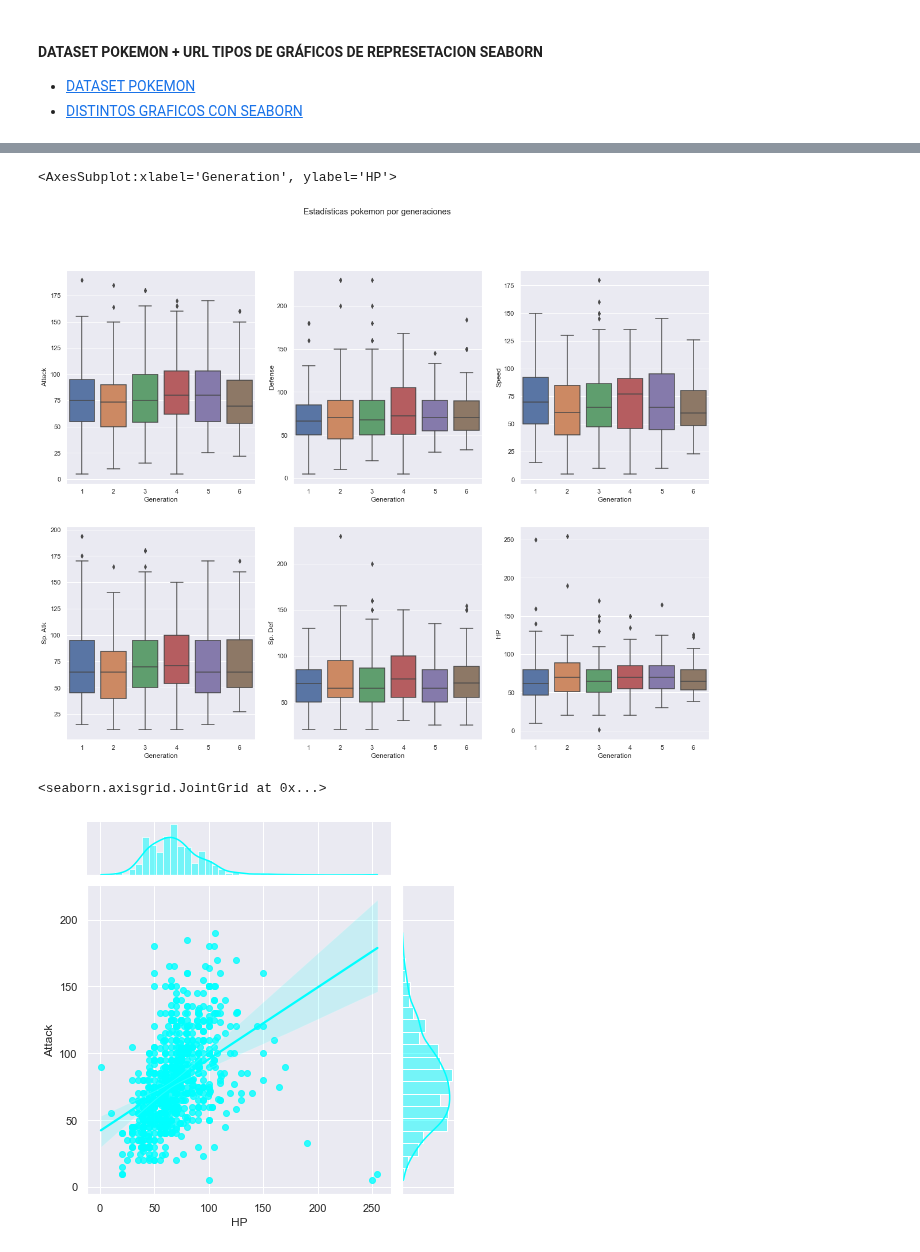
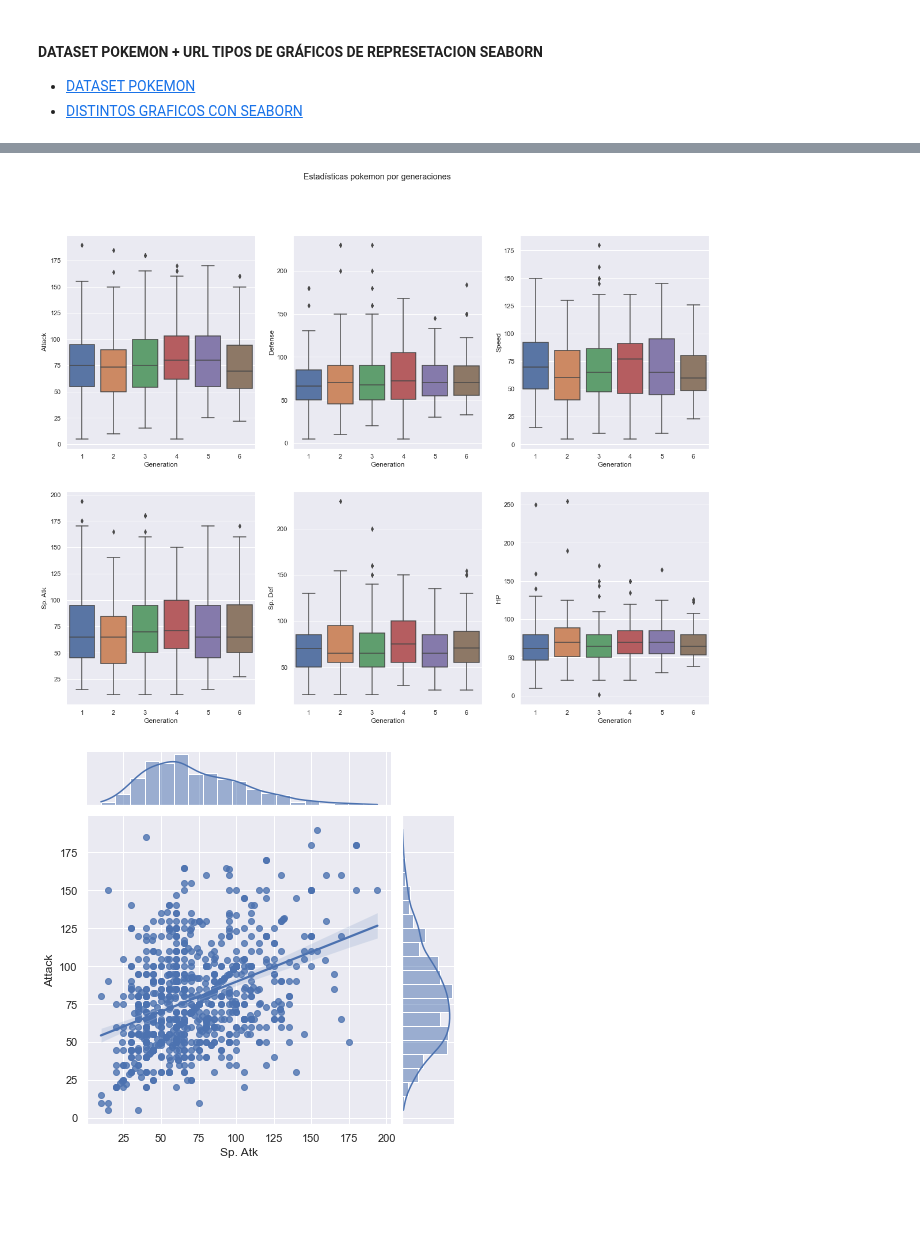
Before and after one commit to CarlosRyu98/PIA, a Jupyter notebook: 02 Desarrollo de aplicaciones de IA/SEABORN.ipynb, the cells around one changed output, grey strips where cells are left out. Cells and saved outputs as stored; diff of their text form; code cells hidden in the pictures; blank space fills up the shorter version.

Commit message:
seaborn

```diff
--- a/02 Desarrollo de aplicaciones de IA/SEABORN.ipynb
+++ b/02 Desarrollo de aplicaciones de IA/SEABORN.ipynb
@@ -141,7 +148,5 @@ sns.lineplot(data=datafr2, x=x2, y=y2)
 # %%
 # GRAFICA DE ESTADISTICAS DE POKEMON POR GENERACIONES
-pokemon = pd.read_csv("Pokemon.csv")
-pokemon.head()
 
 poke_num = pokemon[['Name', 'HP', 'Attack', 'Defense', 'Sp. Atk', 'Sp. Def', 'Speed']].set_index('Name')
 fig, axes = plt.subplots(2, 3, figsize=(20, 15))
@@ -154,19 +159,18 @@ sns.boxplot(ax=axes[0, 2], data=pokemon, x='Generation', y='Speed')
 sns.boxplot(ax=axes[1, 0], data=pokemon, x='Generation', y='Sp. Atk')
 sns.boxplot(ax=axes[1, 1], data=pokemon, x='Generation', y='Sp. Def')
 sns.boxplot(ax=axes[1, 2], data=pokemon, x='Generation', y='HP')
+
+plt.show()
 # %% [output]
-<AxesSubplot:xlabel='Generation', ylabel='HP'>
 [figure]
 # %%
+# Correlación de Attack y HP
+
 # kind{ “scatter” | “kde” | “hist” | “hex” | “reg” | “resid” }
 
 # Kind of plot to draw. See the examples for references to the underlying functions.
 
-
-pokemon = pd.read_csv("Pokemon.csv")
-pokemon.head()
-sns.jointplot(data=pokemon, x="HP", y="Attack", kind="reg", color="cyan")
+joinplot = sns.jointplot(data=pokemon, x="Sp. Atk", y="Attack", kind="reg")
 # %% [output]
-<seaborn.axisgrid.JointGrid at 0x...>
-[figure, old version]
+[figure, new version]
 # %%
```
Also changed, not shown: parts of 8 cells of this notebook, 2 other files.
